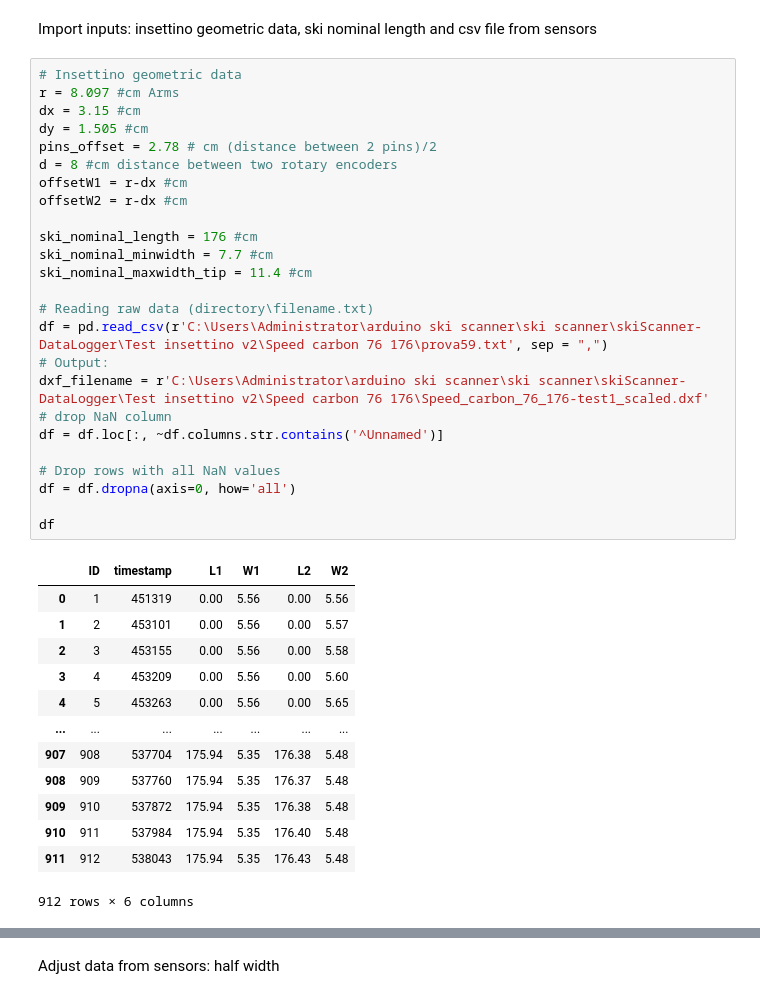
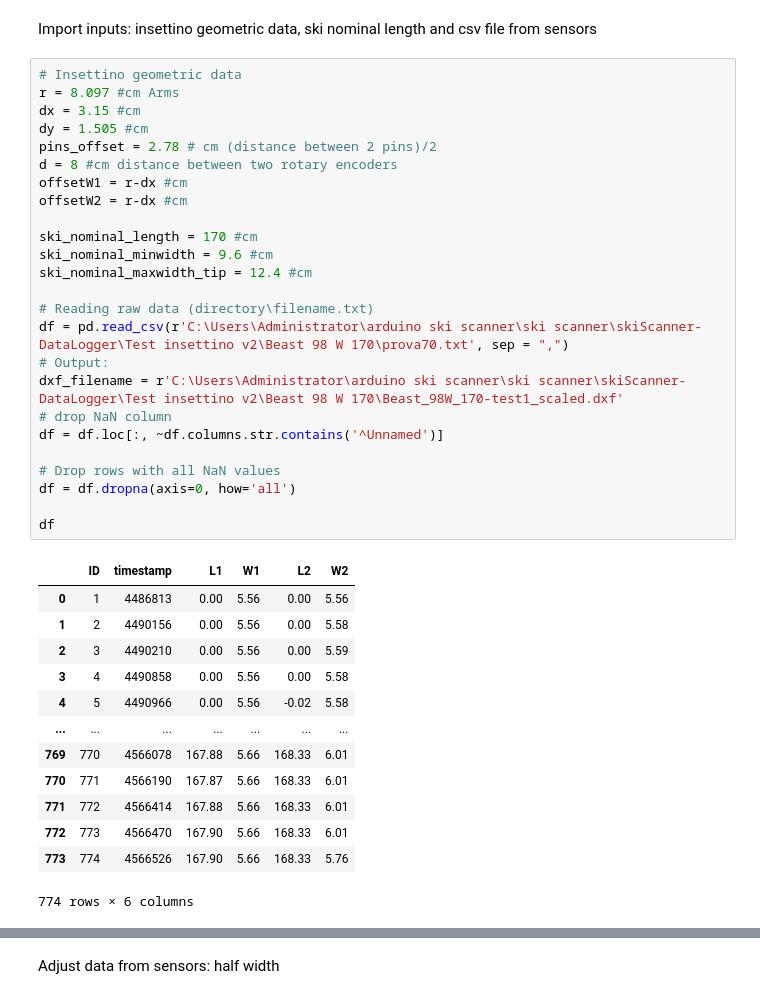
Before and after one commit to raphaFanti/skiScanner-DataLogger, a Jupyter notebook: Post processing/Reading test data and create a dxf file-insettino v2 optimised.ipynb, the cells around one changed output, grey strips where cells are left out. Drawn from its saved outputs; the diff is of its cells as text.

```diff
--- a/Post processing/Reading test data and create a dxf file-insettino v2 optimised.ipynb
+++ b/Post processing/Reading test data and create a dxf file-insettino v2 optimised.ipynb
@@ -31,42 +31,42 @@ Import inputs: insettino geometric data, ski nominal length and csv file from se
 # %%
 # Insettino geometric data
 r = 8.097 #cm Arms
 dx = 3.15 #cm
 dy = 1.505 #cm
 pins_offset = 2.78 # cm (distance between 2 pins)/2
 d = 8 #cm distance between two rotary encoders
 offsetW1 = r-dx #cm
 offsetW2 = r-dx #cm
 
-ski_nominal_length = 176 #cm
-ski_nominal_minwidth = 7.7 #cm
-ski_nominal_maxwidth_tip = 11.4 #cm
+ski_nominal_length = 170 #cm
+ski_nominal_minwidth = 9.6 #cm
+ski_nominal_maxwidth_tip = 12.4 #cm
 
 # Reading raw data (directory\filename.txt)
-df = pd.read_csv(r'C:\Users\Administrator\arduino ski scanner\ski scanner\skiScanner-DataLogger\Test insettino v2\Speed carbon 76 176\prova59.txt', sep = ",")
+df = pd.read_csv(r'C:\Users\Administrator\arduino ski scanner\ski scanner\skiScanner-DataLogger\Test insettino v2\Beast 98 W 170\prova70.txt', sep = ",")
 # Output:
-dxf_filename = r'C:\Users\Administrator\arduino ski scanner\ski scanner\skiScanner-DataLogger\Test insettino v2\Speed carbon 76 176\Speed_carbon_76_176-test1_scaled.dxf'
+dxf_filename = r'C:\Users\Administrator\arduino ski scanner\ski scanner\skiScanner-DataLogger\Test insettino v2\Beast 98 W 170\Beast_98W_170-test1_scaled.dxf'
 # drop NaN column
 df = df.loc[:, ~df.columns.str.contains('^Unnamed')]
 
 # Drop rows with all NaN values
 df = df.dropna(axis=0, how='all')
 
 df
 # %% [output]
 |  | ID | timestamp | L1 | W1 | L2 | W2 |
-| 0 | 1 | 451319 | 0.00 | 5.56 | 0.00 | 5.56 |
-| 1 | 2 | 453101 | 0.00 | 5.56 | 0.00 | 5.57 |
-| 2 | 3 | 453155 | 0.00 | 5.56 | 0.00 | 5.58 |
-| 3 | 4 | 453209 | 0.00 | 5.56 | 0.00 | 5.60 |
-| 4 | 5 | 453263 | 0.00 | 5.56 | 0.00 | 5.65 |
+| 0 | 1 | 4486813 | 0.00 | 5.56 | 0.00 | 5.56 |
+| 1 | 2 | 4490156 | 0.00 | 5.56 | 0.00 | 5.58 |
+| 2 | 3 | 4490210 | 0.00 | 5.56 | 0.00 | 5.59 |
+| 3 | 4 | 4490858 | 0.00 | 5.56 | 0.00 | 5.58 |
+| 4 | 5 | 4490966 | 0.00 | 5.56 | -0.02 | 5.58 |
 | ... | ... | ... | ... | ... | ... | ... |
-| 907 | 908 | 537704 | 175.94 | 5.35 | 176.38 | 5.48 |
-| 908 | 909 | 537760 | 175.94 | 5.35 | 176.37 | 5.48 |
-| 909 | 910 | 537872 | 175.94 | 5.35 | 176.38 | 5.48 |
-| 910 | 911 | 537984 | 175.94 | 5.35 | 176.40 | 5.48 |
-| 911 | 912 | 538043 | 175.94 | 5.35 | 176.43 | 5.48 |
+| 769 | 770 | 4566078 | 167.88 | 5.66 | 168.33 | 6.01 |
+| 770 | 771 | 4566190 | 167.87 | 5.66 | 168.33 | 6.01 |
+| 771 | 772 | 4566414 | 167.88 | 5.66 | 168.33 | 6.01 |
+| 772 | 773 | 4566470 | 167.90 | 5.66 | 168.33 | 6.01 |
+| 773 | 774 | 4566526 | 167.90 | 5.66 | 168.33 | 5.76 |
-912 rows × 6 columns
+774 rows × 6 columns
 # %% [markdown]
 r,dx,dy
 ![photo5996971769669465667.jpg](attachment:photo5996971769669465667.jpg)
```
Also changed, not shown: parts of 23 cells of this notebook.
